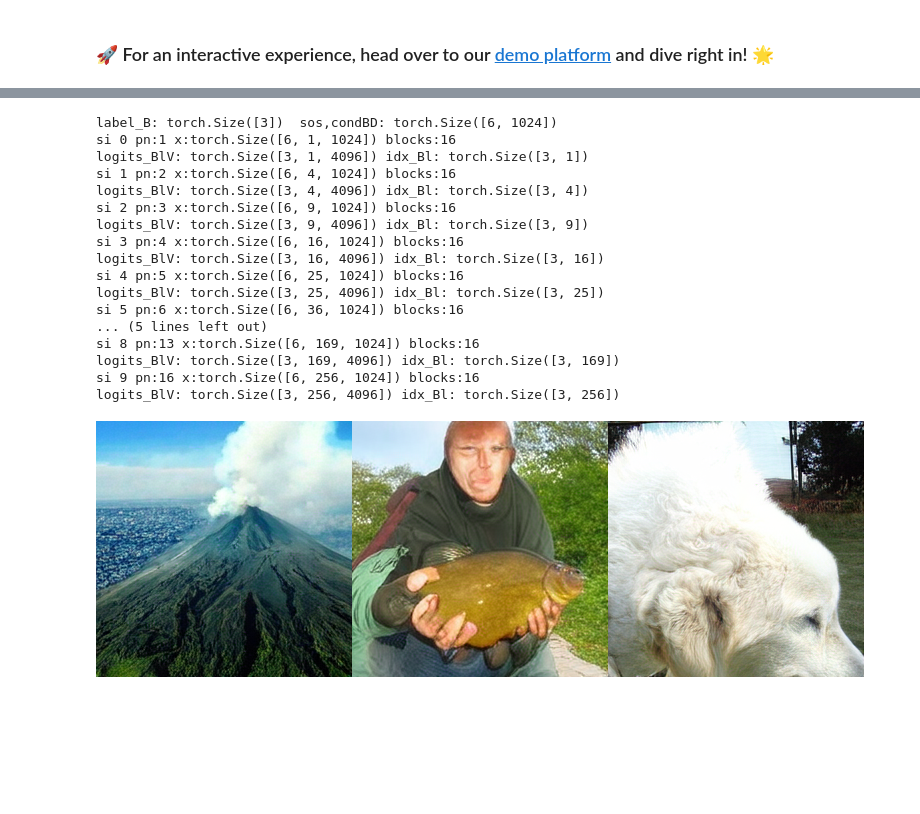
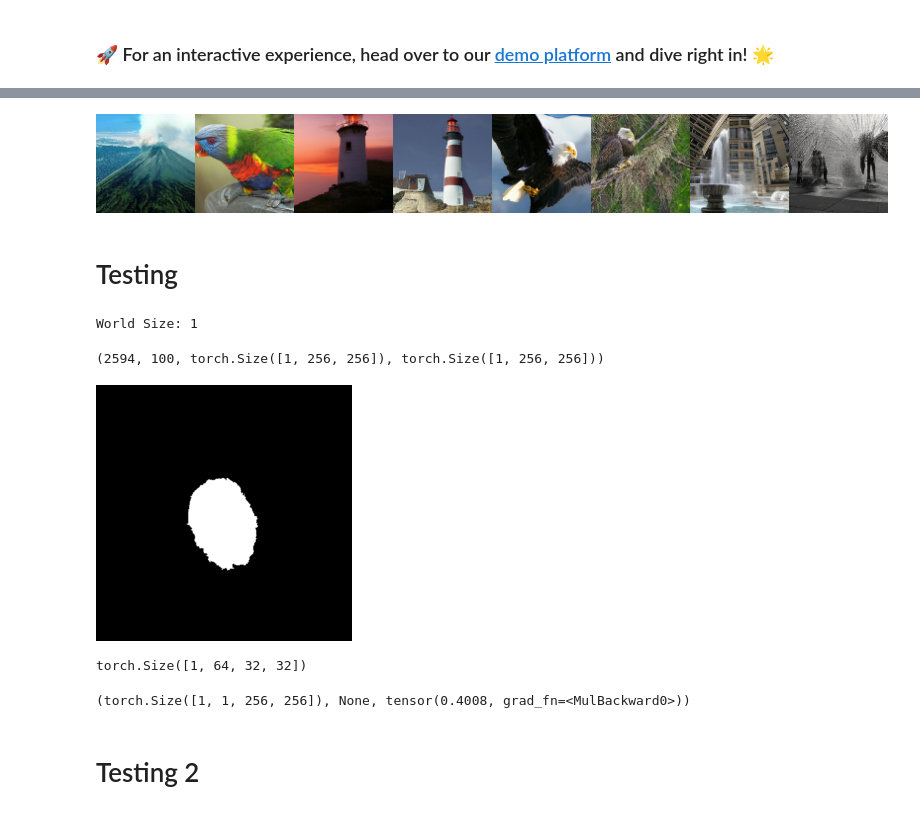
Before and after one commit to SNUC-VIP-Lab/VarSeg, a Jupyter notebook: demo_sample.ipynb, the cells around one changed output, grey strips where cells are left out. Cells and saved outputs as stored; diff of their text form; code cells hidden in the pictures; blank space fills up the shorter version.

```diff
--- a/demo_sample.ipynb
+++ b/demo_sample.ipynb
@@ -49,50 +54,47 @@ seed = 10 #@param {type:"number"}
 torch.manual_seed(seed)
 num_sampling_steps = 250 #@param {type:"slider", min:0, max:1000, step:1}
 cfg = 4 #@param {type:"slider", min:1, max:10, step:0.1}
-class_labels = (980, 0, 222)#, 90, 437, 437, 22, 22, 562, 562)  #@param {type:"raw"}
+class_labels = (980, 90, 437, 437, 22, 22, 562, 562)  #@param {type:"raw"}
 more_smooth = False # True for more smooth output
 
 # seed
 torch.manual_seed(seed)
 random.seed(seed)
 np.random.seed(seed)
 torch.backends.cudnn.deterministic = True
 torch.backends.cudnn.benchmark = False
 
 # run faster
 tf32 = True
 torch.backends.cudnn.allow_tf32 = bool(tf32)
 torch.backends.cuda.matmul.allow_tf32 = bool(tf32)
 torch.set_float32_matmul_precision('high' if tf32 else 'highest')
 
 # sample
 B = len(class_labels)
 label_B: torch.LongTensor = torch.tensor(class_labels, device=device)
 with torch.inference_mode():
     with torch.autocast('cuda', enabled=True, dtype=torch.float16, cache_enabled=True):    # using bfloat16 can be faster
         recon_B3HW = var.autoregressive_infer_cfg(B=B, label_B=label_B, cfg=cfg, top_k=900, top_p=0.95, g_seed=seed, more_smooth=more_smooth)
 
 chw = torchvision.utils.make_grid(recon_B3HW, nrow=8, padding=0, pad_value=1.0)
 chw = chw.permute(1, 2, 0).mul_(255).cpu().numpy()
 chw = PImage.fromarray(chw.astype(np.uint8))
 # chw.show()
 chw
 # %% [output]
-label_B: torch.Size([3])  sos,condBD: torch.Size([6, 1024])
-si 0 pn:1 x:torch.Size([6, 1, 1024]) blocks:16
-logits_BlV: torch.Size([3, 1, 4096]) idx_Bl: torch.Size([3, 1])
-si 1 pn:2 x:torch.Size([6, 4, 1024]) blocks:16
-logits_BlV: torch.Size([3, 4, 4096]) idx_Bl: torch.Size([3, 4])
-si 2 pn:3 x:torch.Size([6, 9, 1024]) blocks:16
-logits_BlV: torch.Size([3, 9, 4096]) idx_Bl: torch.Size([3, 9])
-si 3 pn:4 x:torch.Size([6, 16, 1024]) blocks:16
-logits_BlV: torch.Size([3, 16, 4096]) idx_Bl: torch.Size([3, 16])
-si 4 pn:5 x:torch.Size([6, 25, 1024]) blocks:16
-logits_BlV: torch.Size([3, 25, 4096]) idx_Bl: torch.Size([3, 25])
-si 5 pn:6 x:torch.Size([6, 36, 1024]) blocks:16
-... (5 lines left out)
-si 8 pn:13 x:torch.Size([6, 169, 1024]) blocks:16
-logits_BlV: torch.Size([3, 169, 4096]) idx_Bl: torch.Size([3, 169])
-si 9 pn:16 x:torch.Size([6, 256, 1024]) blocks:16
-logits_BlV: torch.Size([3, 256, 4096]) idx_Bl: torch.Size([3, 256])
-[figure, old version]
+[figure, new version]
+# %% [markdown]
+# Testing
+# %%
+import os
+import torch.distributed as dist
+os.environ["MASTER_ADDR"] = "127.0.0.1"  # Change if running on multiple nodes
+os.environ["MASTER_PORT"] = "29500"  # Choose an available port
+os.environ["WORLD_SIZE"] = "1"  # Set to the number of processes (GPUs)
+os.environ["RANK"] = "0"  # Unique rank of the process
+
+dist.init_process_group(backend="nccl", init_method="env://")
+print("World Size:", dist.get_world_size())
+# %% [output]
+World Size: 1
@@ -98,0 +130,8 @@ logits_BlV: torch.Size([3, 256, 4096]) idx_Bl: torch.Size([3, 256])
+# %%
+len(train_dataset), len(val_dataset), train_dataset[3].shape, val_dataset[4].shape
+# %% [output]
+(2594, 100, torch.Size([1, 256, 256]), torch.Size([1, 256, 256]))
+# %%
+PImage.fromarray(train_dataset[990][0].mul_(255).cpu().numpy().astype('uint8'))
+# %% [output]
+[figure, added]
@@ -98,0 +141,12 @@ logits_BlV: torch.Size([3, 256, 4096]) idx_Bl: torch.Size([3, 256])
+# %%
+o1 = m.encoder(train_dataset[0].unsqueeze(0))
+o1.shape
+# %% [output]
+torch.Size([1, 64, 32, 32])
+# %%
+o = m(train_dataset[0].unsqueeze(0))
+o[0].shape, o[1], o[2]
+# %% [output]
+(torch.Size([1, 1, 256, 256]), None, tensor(0.4008, grad_fn=<MulBackward0>))
+# %% [markdown]
+# Testing 2
```
Also changed, not shown: parts of 3 cells of this notebook, 13 other files.
